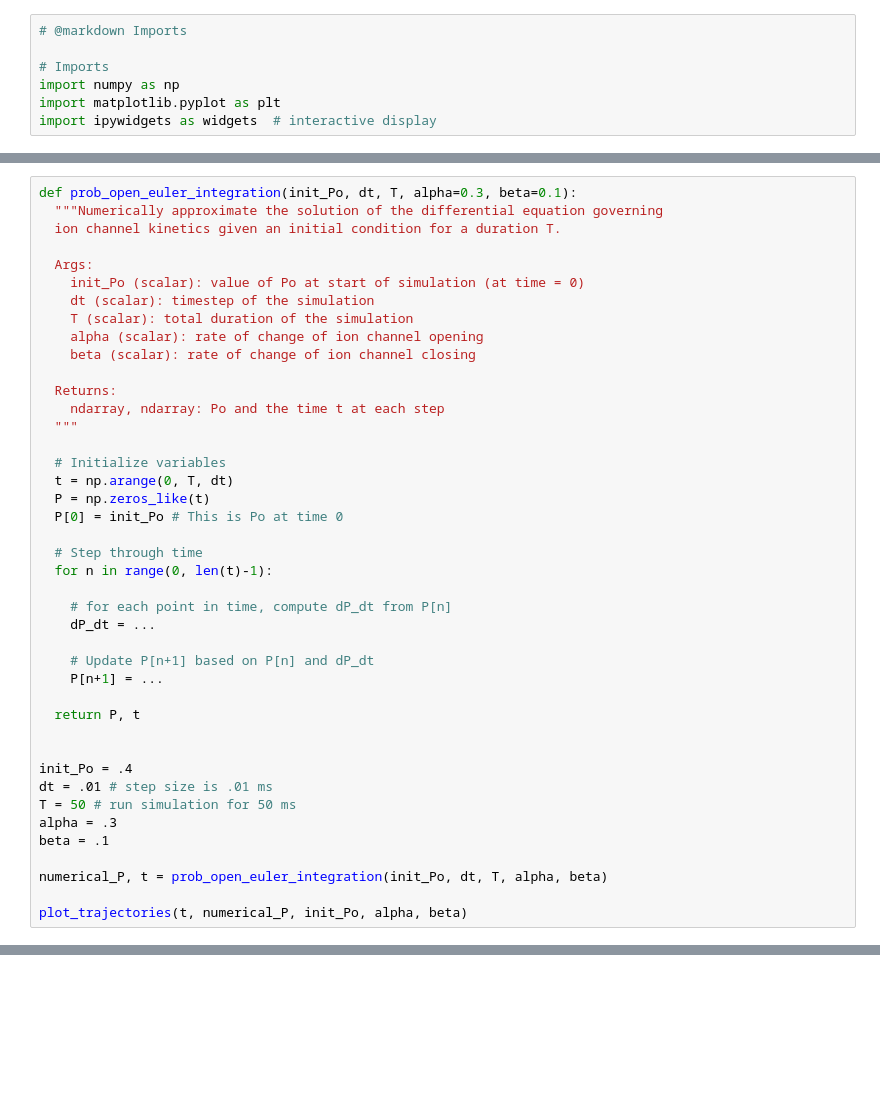
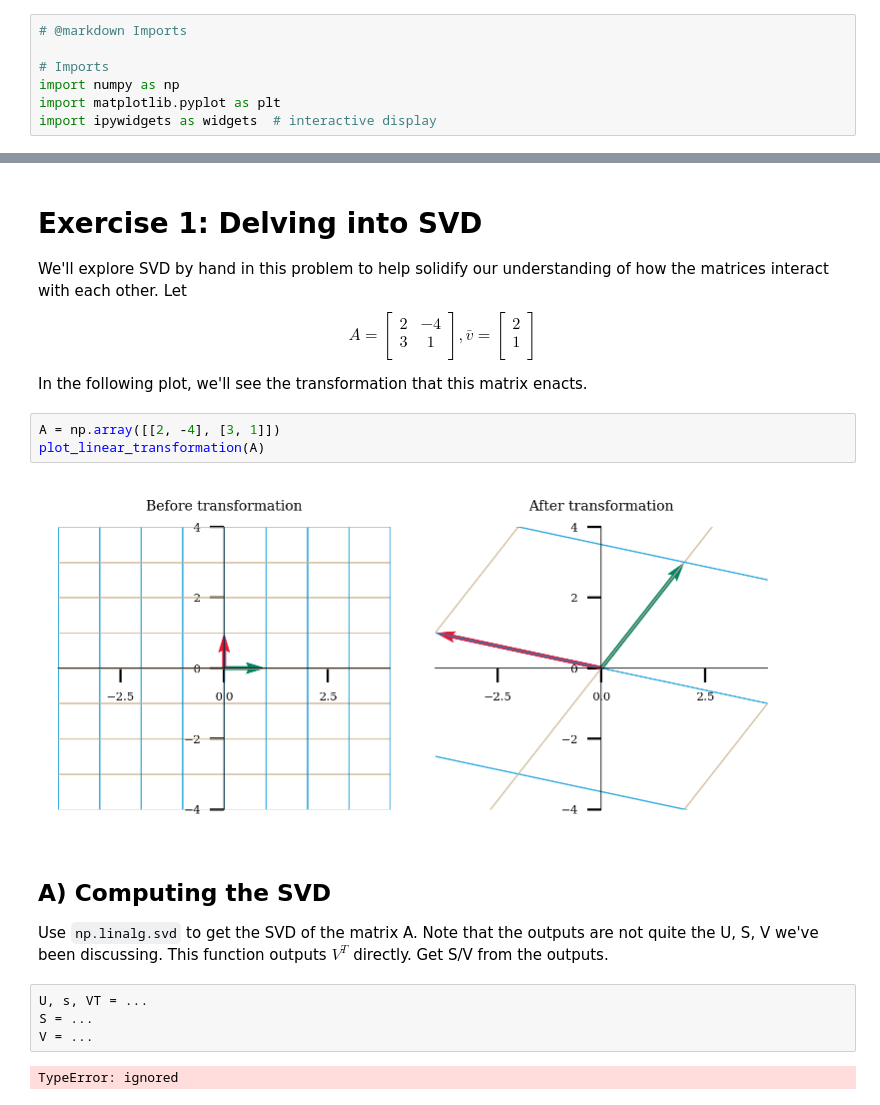
Before and after one commit to ebatty/MathToolsforNeuroscience, a Jupyter notebook: Week5/Week5Tutorial1.ipynb, the cells around one changed output, grey strips where cells are left out. Cells and saved outputs as stored; diff of their text form; blank space fills up the shorter version.

```diff
--- a/Week5/Week5Tutorial1.ipynb
+++ b/Week5/Week5Tutorial1.ipynb
@@ -214,42 +25,0 @@ We'll now look at some specific trajectories by numerically approximation the sy
-# %%
-def prob_open_euler_integration(init_Po, dt, T, alpha=0.3, beta=0.1):
-  """Numerically approximate the solution of the differential equation governing
-  ion channel kinetics given an initial condition for a duration T.
-
-  Args:
-    init_Po (scalar): value of Po at start of simulation (at time = 0)
-    dt (scalar): timestep of the simulation
-    T (scalar): total duration of the simulation
-    alpha (scalar): rate of change of ion channel opening
-    beta (scalar): rate of change of ion channel closing
-
-  Returns:
-    ndarray, ndarray: Po and the time t at each step
-  """
-
-  # Initialize variables
-  t = np.arange(0, T, dt)
-  P = np.zeros_like(t)
-  P[0] = init_Po # This is Po at time 0
-
-  # Step through time
-  for n in range(0, len(t)-1):
-
-    # for each point in time, compute dP_dt from P[n]
-    dP_dt = ...
-
-    # Update P[n+1] based on P[n] and dP_dt
-    P[n+1] = ...
-
-  return P, t
-
-
-init_Po = .4
-dt = .01 # step size is .01 ms
-T = 50 # run simulation for 50 ms
-alpha = .3
-beta = .1
-
-numerical_P, t = prob_open_euler_integration(init_Po, dt, T, alpha, beta)
-
-plot_trajectories(t, numerical_P, init_Po, alpha, beta)
@@ -342,0 +599,27 @@ Fill in your text answer here so it is green. Use <br> <br>  for line breaks
+# %% [markdown]
+# Exercise 1: Delving into SVD
+
+We'll explore SVD by hand in this problem to help solidify our understanding of how the matrices interact with each other. Let $$A = \begin{bmatrix}
+2 & -4 \\
+3 & 1 \\
+\end{bmatrix}, \bar{v} = \begin{bmatrix}
+2 \\
+1 \\
+\end{bmatrix}$$
+
+In the following plot, we'll see the transformation that this matrix enacts.
+# %%
+A = np.array([[2, -4], [3, 1]])
+plot_linear_transformation(A)
+# %% [output]
+[figure, added]
+# %% [markdown]
+## A) Computing the SVD
+
+Use `np.linalg.svd` to get the SVD of the matrix A. Note that the outputs are not quite the U, S, V we've been discussing. This function outputs $V^T$ directly. Get S/V from the outputs.
+# %%
+U, s, VT = ...
+S = ...
+V = ...
+# %% [output]
+TypeError: ignored
```
Also changed, not shown: parts of 86 cells of this notebook.
